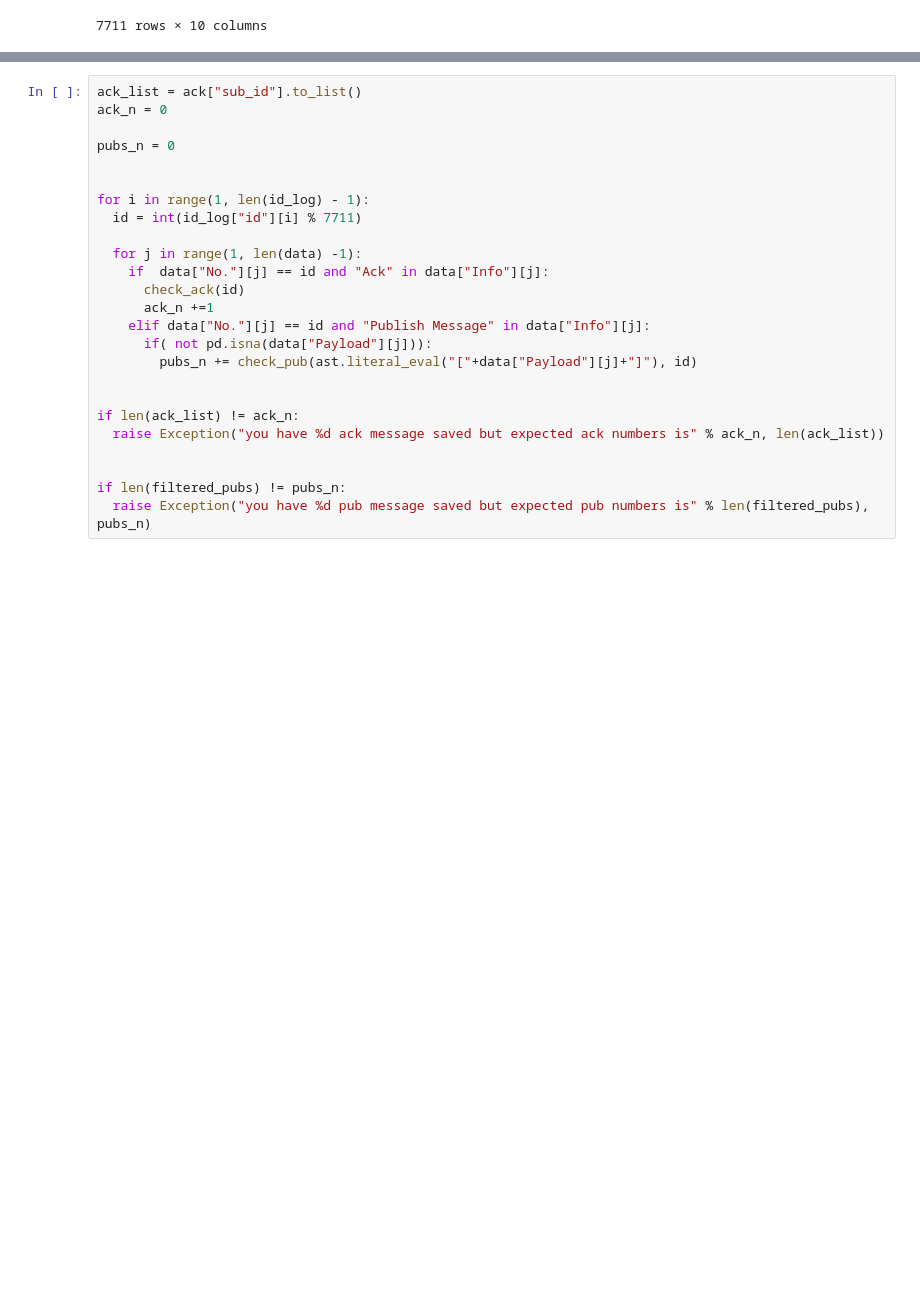
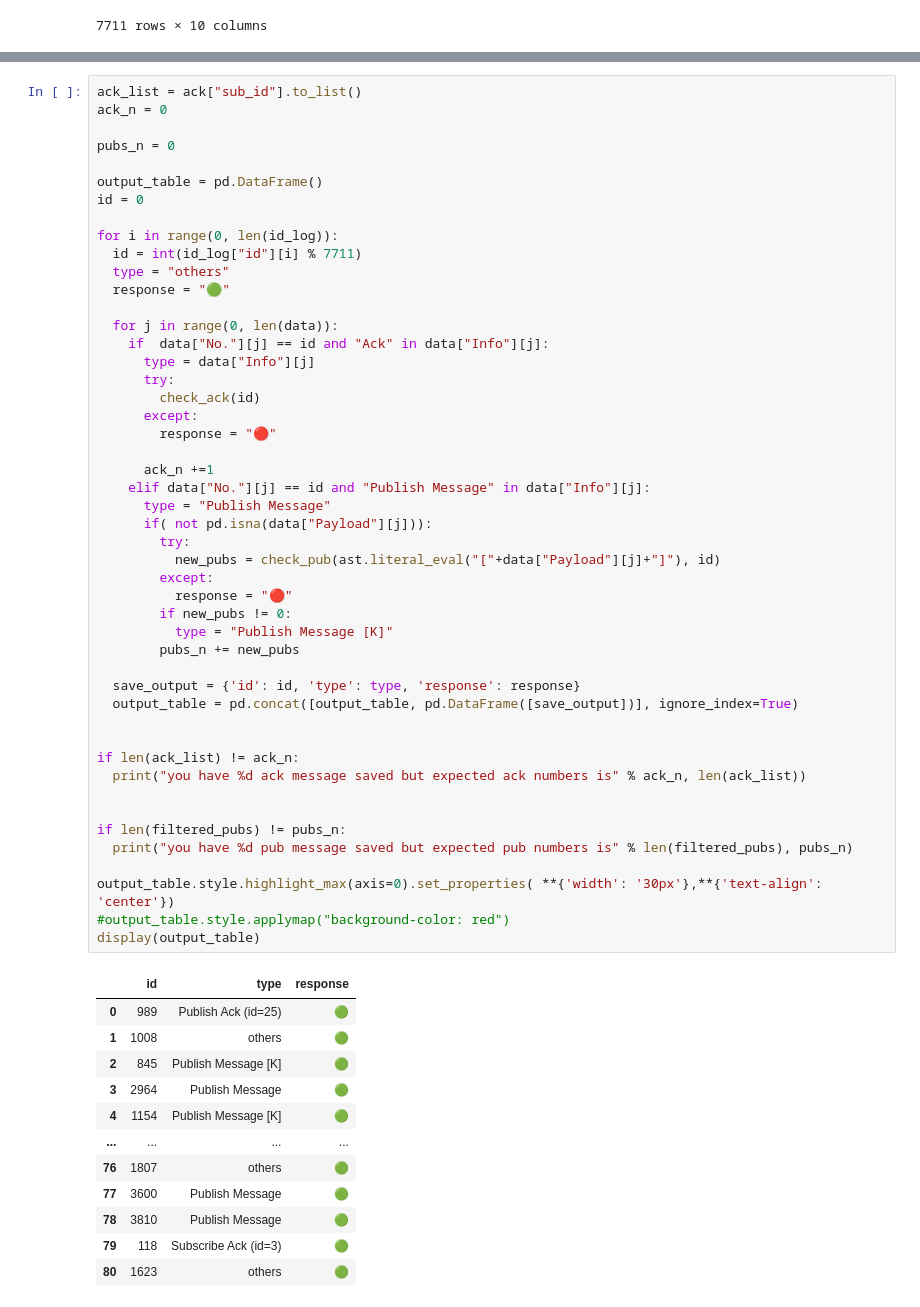
Before and after one commit to MatteoBriscini/IOT-project, a Jupyter notebook: IOT_project3/testIOT_3.ipynb, the cells around one changed output, grey strips where cells are left out. Saved outputs shown, nothing was run; the diff lists cells and outputs as text; blank space fills up the shorter version.

```diff
--- a/IOT_project3/testIOT_3.ipynb
+++ b/IOT_project3/testIOT_3.ipynb
@@ -77,26 +93,61 @@ def check_pub(payload, id):
 # %%
 ack_list = ack["sub_id"].to_list()
 ack_n = 0
 
 pubs_n = 0
 
+output_table = pd.DataFrame()
+id = 0
 
-for i in range(1, len(id_log) - 1):
+for i in range(0, len(id_log)):
   id = int(id_log["id"][i] % 7711)
+  type = "others"
+  response = "🟢"
 
-  for j in range(1, len(data) -1):
+  for j in range(0, len(data)):
     if  data["No."][j] == id and "Ack" in data["Info"][j]:
-      check_ack(id)
+      type = data["Info"][j]
+      try:
+        check_ack(id)
+      except:
+        response = "🔴"
+
       ack_n +=1
     elif data["No."][j] == id and "Publish Message" in data["Info"][j]:
+      type = "Publish Message"
       if( not pd.isna(data["Payload"][j])):
-        pubs_n += check_pub(ast.literal_eval("["+data["Payload"][j]+"]"), id)
+        try:
+          new_pubs = check_pub(ast.literal_eval("["+data["Payload"][j]+"]"), id)
+        except:
+          response = "🔴"
+        if new_pubs != 0:
+          type = "Publish Message [K]"
+        pubs_n += new_pubs
+
+  save_output = {'id': id, 'type': type, 'response': response}
+  output_table = pd.concat([output_table, pd.DataFrame([save_output])], ignore_index=True)
 
 
 if len(ack_list) != ack_n:
-  raise Exception("you have %d ack message saved but expected ack numbers is" % ack_n, len(ack_list))
+  print("you have %d ack message saved but expected ack numbers is" % ack_n, len(ack_list))
 
 
 if len(filtered_pubs) != pubs_n:
-  raise Exception("you have %d pub message saved but expected pub numbers is" % len(filtered_pubs), pubs_n)
+  print("you have %d pub message saved but expected pub numbers is" % len(filtered_pubs), pubs_n)
+
+output_table.style.highlight_max(axis=0).set_properties( **{'width': '30px'},**{'text-align': 'center'})
+#output_table.style.applymap("background-color: red")
+display(output_table)
 # %% [output]
+|  | id | type | response |
+| 0 | 989 | Publish Ack (id=25) | 🟢 |
+| 1 | 1008 | others | 🟢 |
+| 2 | 845 | Publish Message [K] | 🟢 |
+| 3 | 2964 | Publish Message | 🟢 |
+| 4 | 1154 | Publish Message [K] | 🟢 |
+| ... | ... | ... | ... |
+| 76 | 1807 | others | 🟢 |
+| 77 | 3600 | Publish Message | 🟢 |
+| 78 | 3810 | Publish Message | 🟢 |
+| 79 | 118 | Subscribe Ack (id=3) | 🟢 |
+| 80 | 1623 | others | 🟢 |
```
Also changed, not shown: parts of 8 cells of this notebook, 13 other files.
